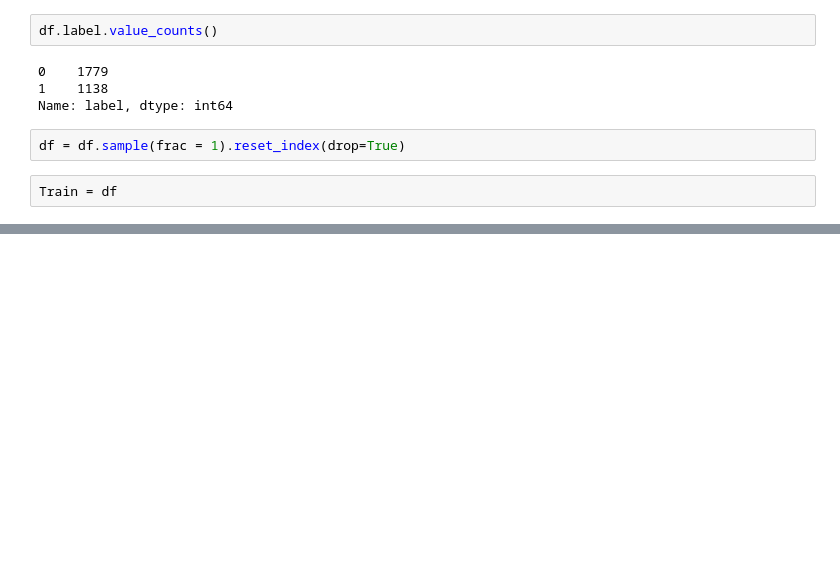
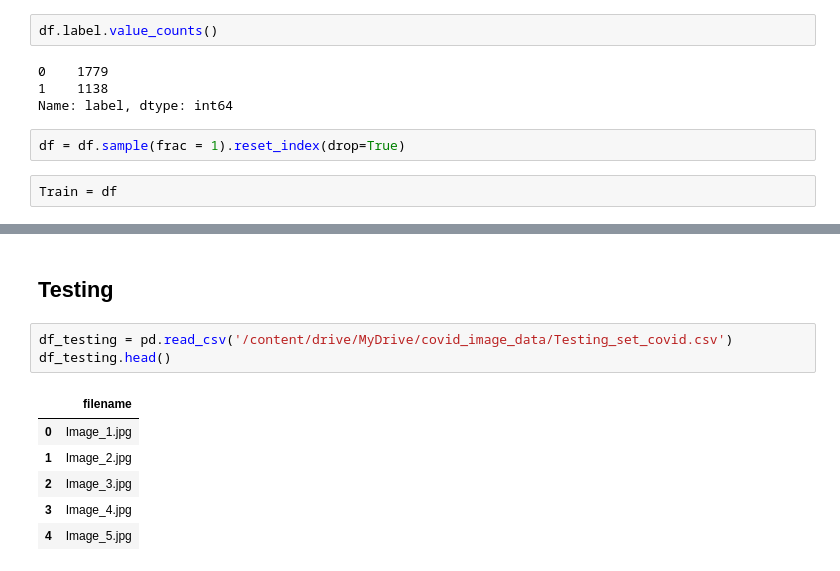
Before and after one commit to bhanuteja2001/COVID-19-XrayDetection, a Jupyter notebook: Model.ipynb, the cells around one changed output, grey strips where cells are left out. Saved outputs shown, nothing was run; the diff lists cells and outputs as text; blank space fills up the shorter version.

```diff
--- a/Model.ipynb
+++ b/Model.ipynb
@@ -49,0 +167,12 @@ Train = df
+# %% [markdown]
+## Testing
+# %%
+df_testing = pd.read_csv('/content/drive/MyDrive/covid_image_data/Testing_set_covid.csv')
+df_testing.head()
+# %% [output]
+|  | filename |
+| 0 | Image_1.jpg |
+| 1 | Image_2.jpg |
+| 2 | Image_3.jpg |
+| 3 | Image_4.jpg |
+| 4 | Image_5.jpg |
```
Also changed, not shown: parts of 7 cells of this notebook.
